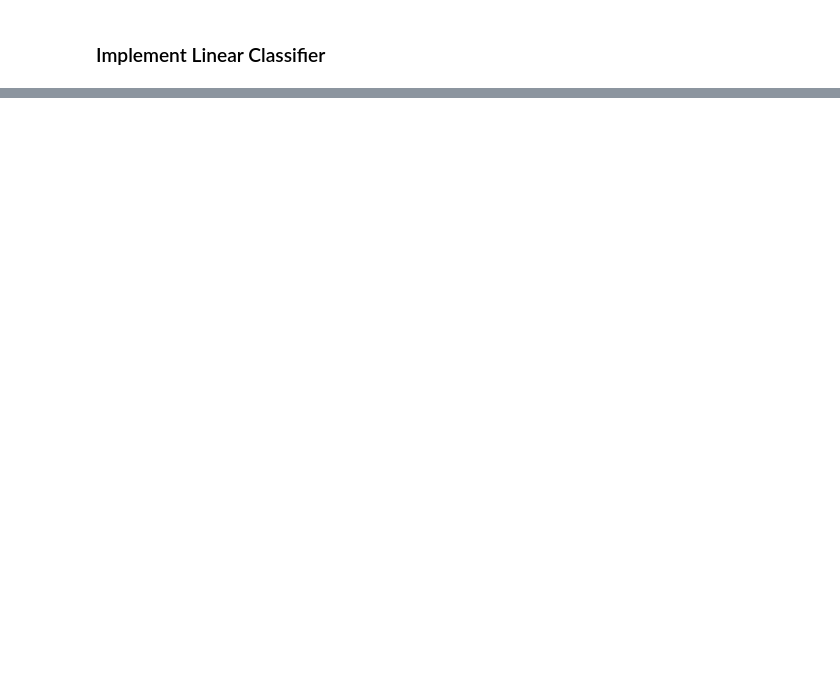
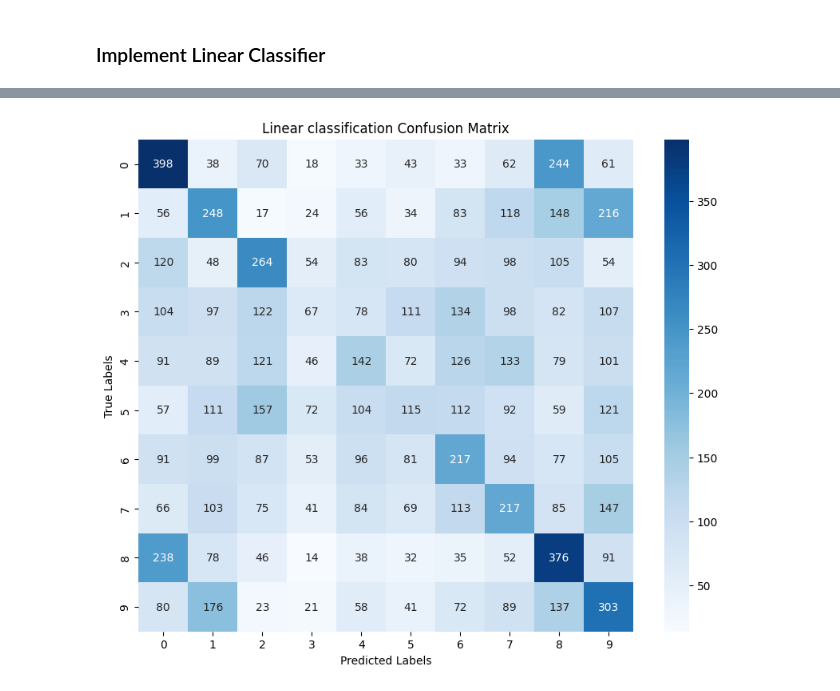
Before and after one commit to CyberVoyagerX/MU_2024-2-CISC7401-001-ADVANCED-MACHINE-LEARNING-HW, a Jupyter notebook: hw2/hw2_KNN_SVM.ipynb, the cells around one changed output, grey strips where cells are left out. Cells and saved outputs as stored; diff of their text form; code cells hidden in the pictures; blank space fills up the shorter version.

```diff
--- a/hw2/hw2_KNN_SVM.ipynb
+++ b/hw2/hw2_KNN_SVM.ipynb
@@ -108,6 +106,29 @@ for i in range(10):
 plt.show()
 # %% [output]
 [figure]
+# %%
+def extract_edge_preprocess_data(dataset):
+    images=[]
+    labels=[]
+    for img, label in dataset:
+        # (C, H, W) -> (H, W, C)
+        img_np = img.numpy().transpose(1, 2, 0)
+        img_uint8 = (img_np * 255).astype(np.uint8)
+        # Transform to grayscale map
+        img_gray = cv2.cvtColor(img_uint8, cv2.COLOR_RGB2GRAY)
+
+        # Sobel
+        sobel_x = cv2.Sobel(img_gray, cv2.CV_64F, 1, 0, ksize=3)
+        sobel_y = cv2.Sobel(img_gray, cv2.CV_64F, 0, 1, ksize=3)
+
+        # compute gradient and normalize
+        edge_magnitude = np.sqrt(sobel_x**2 + sobel_y**2)
+        edge_normalized = cv2.normalize(edge_magnitude, None, 0, 1, cv2.NORM_MINMAX)
+
+        images.append(edge_normalized.flatten())
+        labels.append(label)
+
+    return np.array(images), np.array(labels)
 # %% [markdown]
 ### Implement KNN
 # %%
@@ -218,2 +302,18 @@ Test accucacy is 0.3486 with k = 5
 # %% [markdown]
 ### Implement Linear Classifier
+# %%
+# Load Batch data
+from torch.utils.data import DataLoader,TensorDataset
+
+X_train, y_train = extract_edge_preprocess_data(All_Train_dataset)
+X_test, y_test = extract_edge_preprocess_data(Test_dataset)
+
+train_images_tensor = torch.tensor(X_train, dtype=torch.float32)
+train_labels_tensor = torch.tensor(y_train, dtype=torch.long)
+test_images_tensor = torch.tensor(X_test, dtype=torch.float32)
+test_labels_tensor = torch.tensor(y_test, dtype=torch.long)
+batch_size = 1024
+train_dataset = TensorDataset(train_images_tensor, train_labels_tensor)
+train_loader = DataLoader(train_dataset, batch_size=batch_size, shuffle=True)
+test_dataset = TensorDataset(test_images_tensor, test_labels_tensor)
+test_loader = DataLoader(test_dataset, batch_size=batch_size, shuffle=False)
@@ -219,0 +392,5 @@ Test accucacy is 0.3486 with k = 5
+# %%
+train(model_LC, 20)
+
+test(model_LC)
+# %% [output]
@@ -219,0 +402 @@ Test accucacy is 0.3486 with k = 5
+[figure, added]
```
Also changed, not shown: parts of 16 cells of this notebook, 5 other files.
